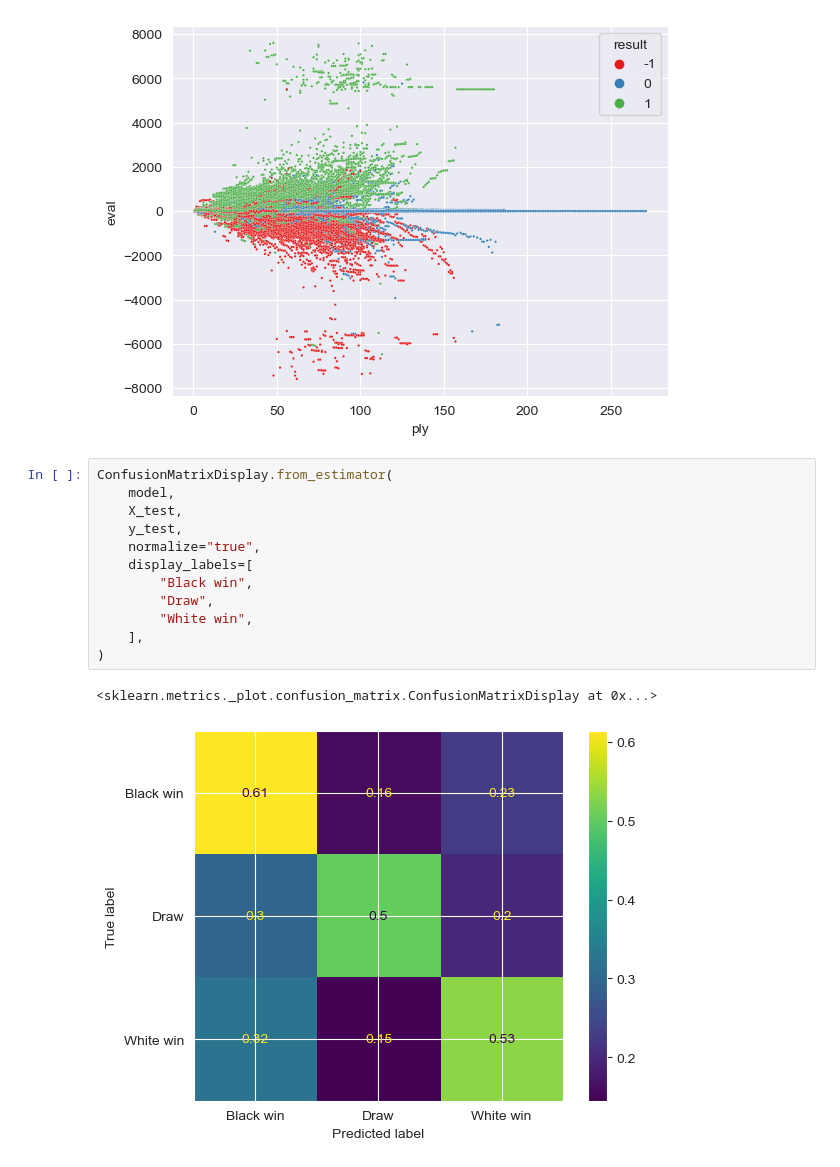
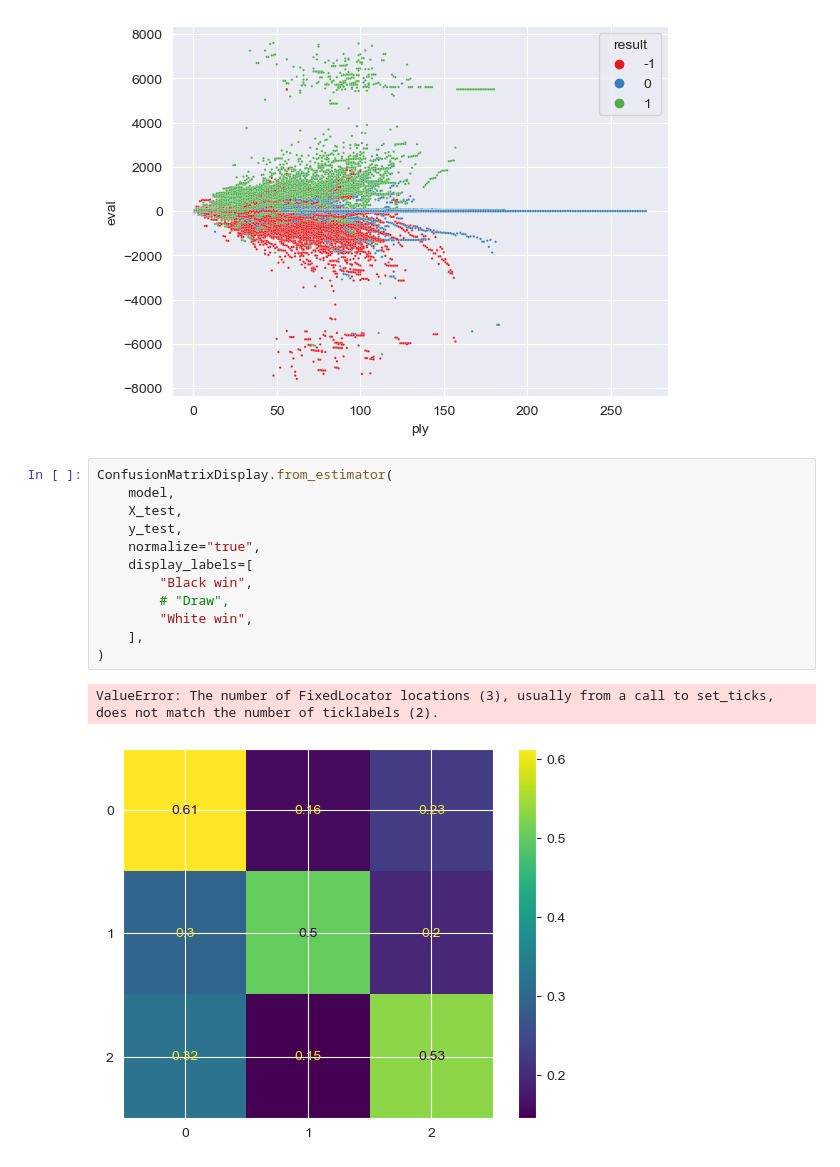
Before and after one commit to SandroMartens/Lichess-Win-Predictions, a Jupyter notebook: win_prob.ipynb, the cells around one changed output. Cells and saved outputs as stored; diff of their text form.

```diff
--- a/win_prob.ipynb
+++ b/win_prob.ipynb
@@ -124,15 +142,15 @@ sns.scatterplot(
 # %%
 ConfusionMatrixDisplay.from_estimator(
     model,
     X_test,
     y_test,
     normalize="true",
     display_labels=[
         "Black win",
-        "Draw",
+        # "Draw",
         "White win",
     ],
 )
 # %% [output]
-<sklearn.metrics._plot.confusion_matrix.ConfusionMatrixDisplay at 0x...>
+ValueError: The number of FixedLocator locations (3), usually from a call to set_ticks, does not match the number of ticklabels (2).
-[figure, old version]
+[figure, new version]
```
Also changed, not shown: parts of 3 cells of this notebook, 2 other files.
